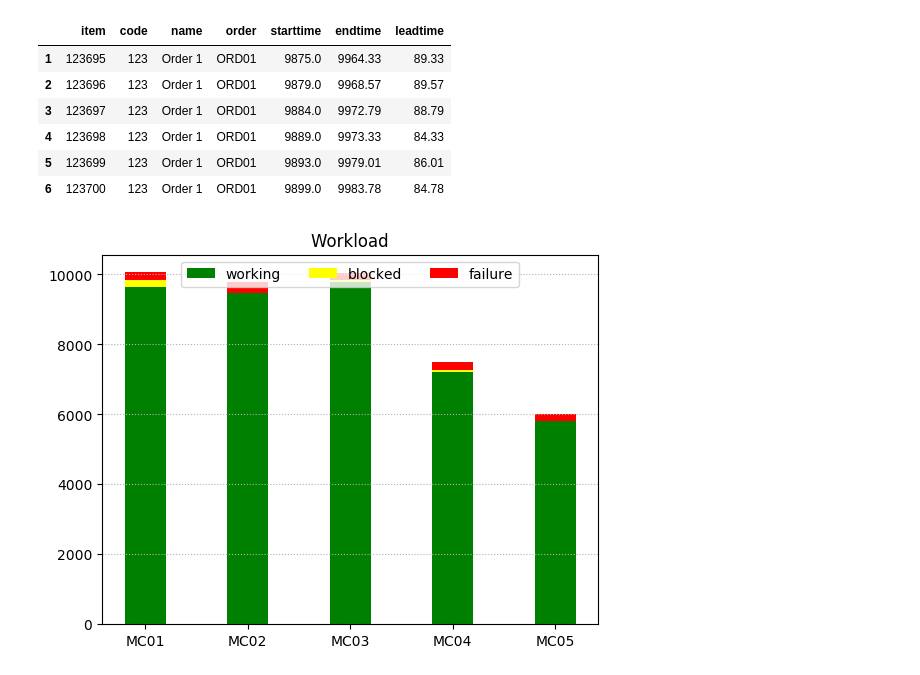
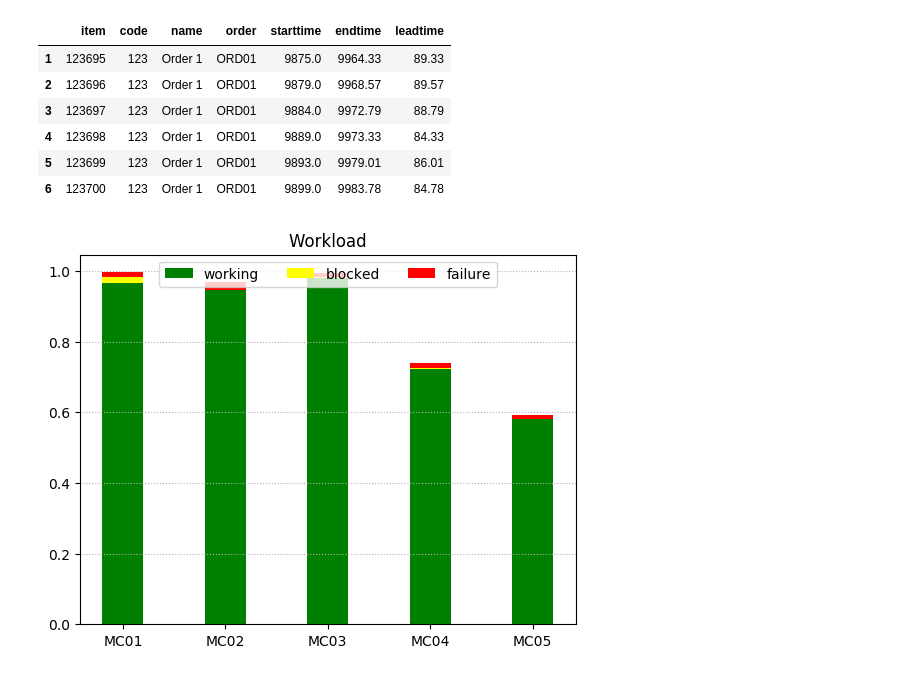
Before and after one commit to pbayer/ProcessFlows.jl, a Jupyter notebook: docs/notebooks/06 The use of graphs in PFlow.ipynb, the cells around one changed output. Drawn from its saved outputs; the diff is of its cells as text; code cells hidden in the pictures.

```diff
--- a/docs/notebooks/06 The use of graphs in PFlow.ipynb
+++ b/docs/notebooks/06 The use of graphs in PFlow.ipynb
@@ -329,9 +334,9 @@ tail(res)
 | 5 | 123699 | 123 | Order 1 | ORD01 | 9893.0 | 9979.01 | 86.01 |
 | 6 | 123700 | 123 | Order 1 | ORD01 | 9899.0 | 9983.78 | 84.78 |
 # %%
-loadbars(wus)
+loadbars(wus, 10000)
 # %% [output]
-[figure, old version]
+[figure, new version]
 # %%
 loadtime(wus)
 # %% [output]
```
Also changed, not shown: parts of 4 cells of this notebook, 2 other files.
